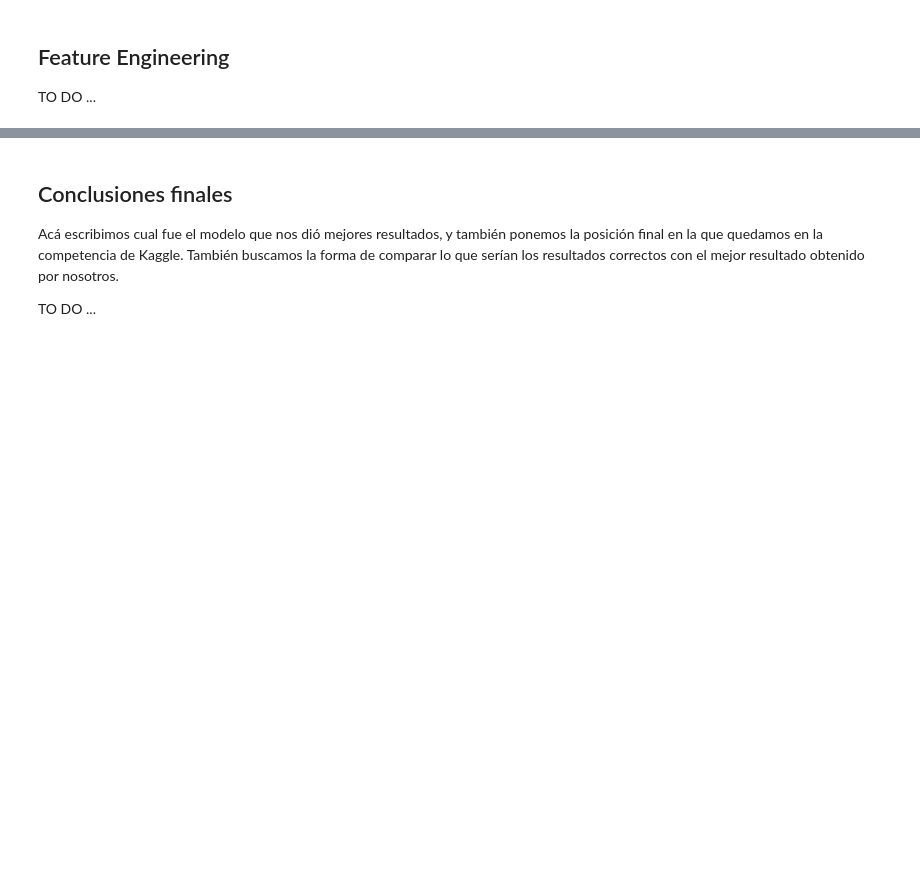
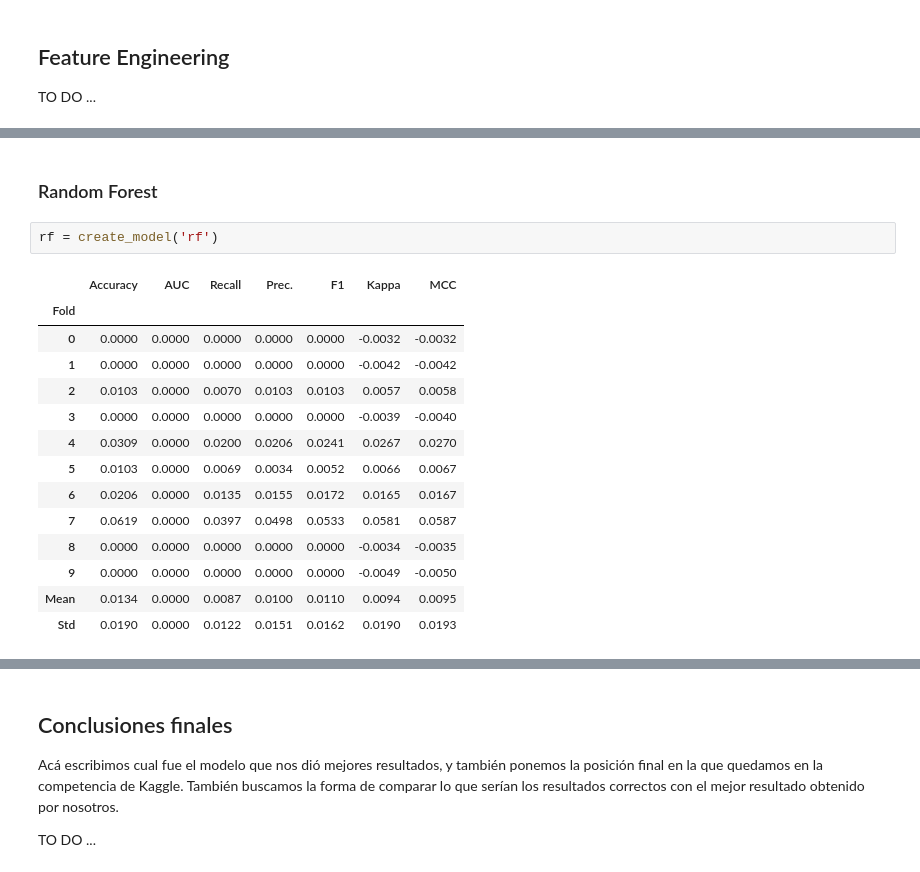
Before and after one commit to fedepenic/Tecnologias-Emergentes-Machine-Learning, a Jupyter notebook: TrabajoPracticoTecnologiasEmergentes.ipynb, the cells around one changed output, grey strips where cells are left out. Cells and saved outputs as stored; diff of their text form; blank space fills up the shorter version.

```diff
--- a/TrabajoPracticoTecnologiasEmergentes.ipynb
+++ b/TrabajoPracticoTecnologiasEmergentes.ipynb
@@ -206,0 +332,19 @@ TO DO ...
+# %% [markdown]
+### Random Forest
+# %%
+rf = create_model('rf')
+# %% [output]
+|  | Accuracy | AUC | Recall | Prec. | F1 | Kappa | MCC |
+| Fold |  |  |  |  |  |  |  |
+| 0 | 0.0000 | 0.0000 | 0.0000 | 0.0000 | 0.0000 | -0.0032 | -0.0032 |
+| 1 | 0.0000 | 0.0000 | 0.0000 | 0.0000 | 0.0000 | -0.0042 | -0.0042 |
+| 2 | 0.0103 | 0.0000 | 0.0070 | 0.0103 | 0.0103 | 0.0057 | 0.0058 |
+| 3 | 0.0000 | 0.0000 | 0.0000 | 0.0000 | 0.0000 | -0.0039 | -0.0040 |
+| 4 | 0.0309 | 0.0000 | 0.0200 | 0.0206 | 0.0241 | 0.0267 | 0.0270 |
+| 5 | 0.0103 | 0.0000 | 0.0069 | 0.0034 | 0.0052 | 0.0066 | 0.0067 |
+| 6 | 0.0206 | 0.0000 | 0.0135 | 0.0155 | 0.0172 | 0.0165 | 0.0167 |
+| 7 | 0.0619 | 0.0000 | 0.0397 | 0.0498 | 0.0533 | 0.0581 | 0.0587 |
+| 8 | 0.0000 | 0.0000 | 0.0000 | 0.0000 | 0.0000 | -0.0034 | -0.0035 |
+| 9 | 0.0000 | 0.0000 | 0.0000 | 0.0000 | 0.0000 | -0.0049 | -0.0050 |
+| Mean | 0.0134 | 0.0000 | 0.0087 | 0.0100 | 0.0110 | 0.0094 | 0.0095 |
+| Std | 0.0190 | 0.0000 | 0.0122 | 0.0151 | 0.0162 | 0.0190 | 0.0193 |
```
Also changed, not shown: parts of 30 cells of this notebook.
